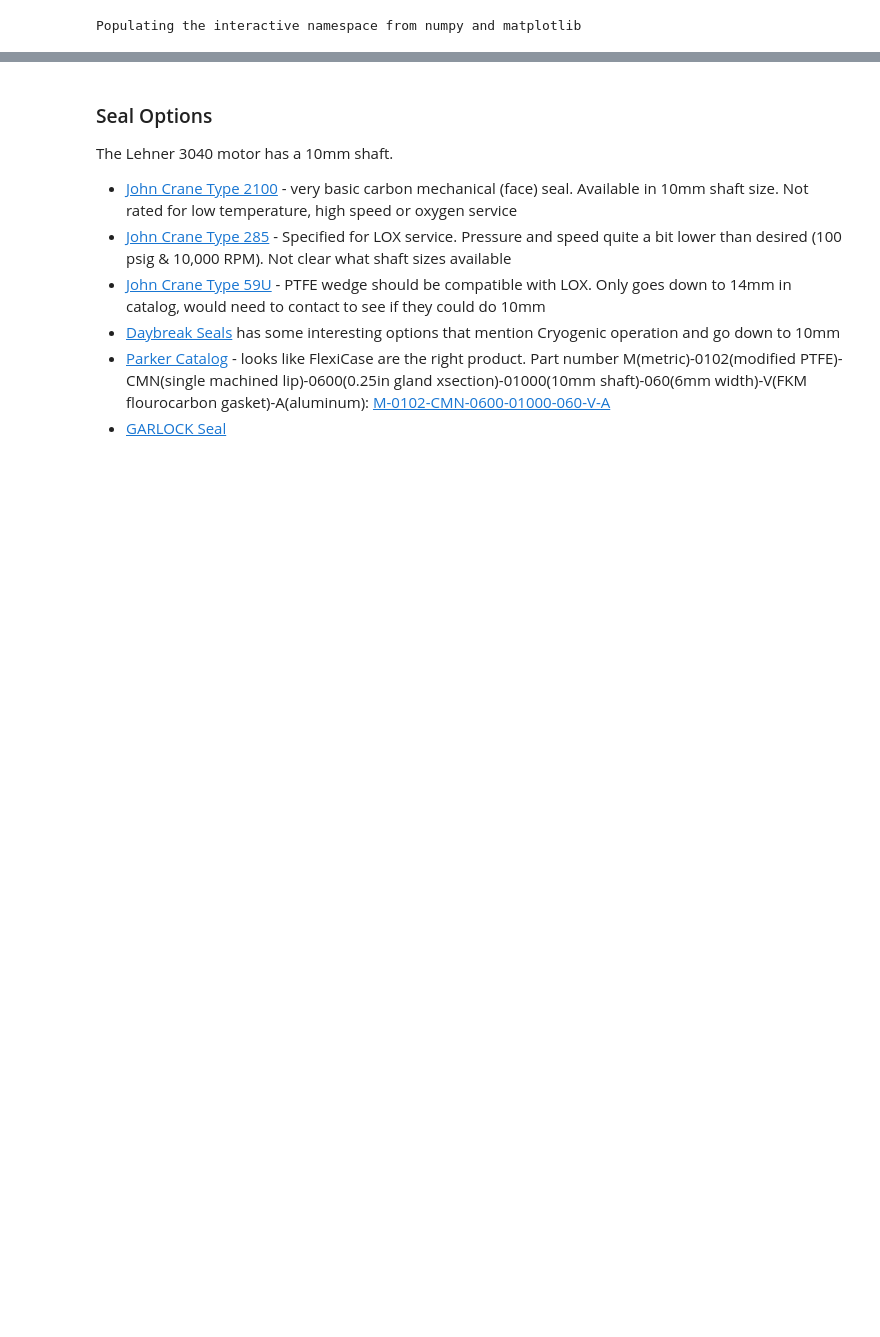
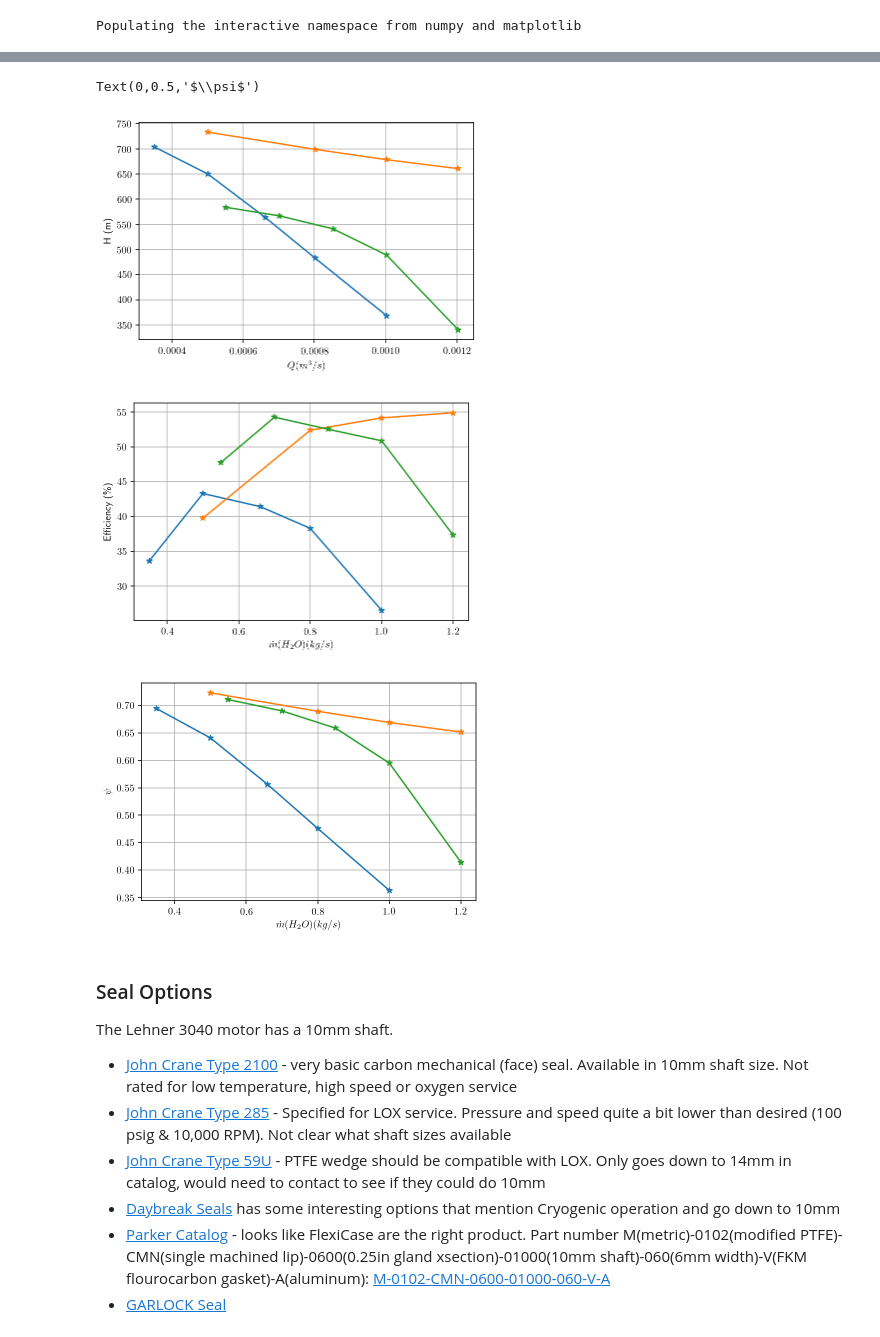
Before and after one commit to jonnydyer/PumpFedHybrid, a Jupyter notebook: Barske Pump.ipynb, the cells around one changed output, grey strips where cells are left out. Saved outputs shown, nothing was run; the diff lists cells and outputs as text; code cells hidden in the pictures; blank space fills up the shorter version.

```diff
--- a/Barske Pump.ipynb
+++ b/Barske Pump.ipynb
@@ -114,3 +277,42 @@ print dP2 / psi_to_Pa
+# %%
+### Configuration 3
+N = 50000.                                           # RPM
+D2 = 1.35 * .0254                                    # m
+omega = N * 2 * pi / 60.                             # rad / sec
+mdot_h2o_3 = np.array([0.55, 0.70, 0.85, 1.0, 1.2])  # kg/sec
+Q_3 = mdot_h2o_3 / rho                               # m^3 / s
+Pt_3 = np.array([5.710e6, 5.544e6, 5.291e6, 4.78e6, 3.328e6]) # Pa, 3.921e6 (hi rez)
+T_3 = np.array([1.26, 1.37, 1.64, 1.8, 2.05])              # N-m, 2.07 (hi rez)
+
+H_3 = Pt_3 / g0 / rho
+Eff_3 = Q_3 * Pt_3 / T_3 / omega
+psi_3 = g0 * H_3 / (omega * D2 / 2)**2
+
+plt.figure()
+plt.plot(Q, H, '*-', label='v1')
+plt.plot(Q_2, H_2, '*-', label='v2')
+plt.plot(Q_3, H_3, '*-', label='v3')
+plt.xlabel(r'$Q (m^3 / s)$')
+plt.ylabel('H (m)')
+
+plt.figure()
+plt.plot(mdot_h2o, Eff * 100., '*-', label='v1')
+plt.plot(mdot_h2o_2, Eff_2 * 100., '*-', label='v2')
+plt.plot(mdot_h2o_3, Eff_3 * 100., '*-', label='v3')
+plt.xlabel(r'$\dot{m}(H_2 O) (kg / s)$')
+plt.ylabel('Efficiency (\%)')
+
+plt.figure()
+plt.plot(mdot_h2o, psi, '*-', label='v1')
+plt.plot(mdot_h2o_2, psi_2, '*-', label='v2')
+plt.plot(mdot_h2o_3, psi_3, '*-', label='v3')
+plt.xlabel(r'$\dot{m}(H_2 O) (kg / s)$')
+plt.ylabel(r'$\psi$')
+# %% [output]
+Text(0,0.5,'$\\psi$')
+[figure, added]
+[figure, added]
+[figure, added]
 # %% [markdown]
 ### Seal Options
 The Lehner 3040 motor has a 10mm shaft.
```
Also changed, not shown: parts of 9 cells of this notebook, 8 other files.
